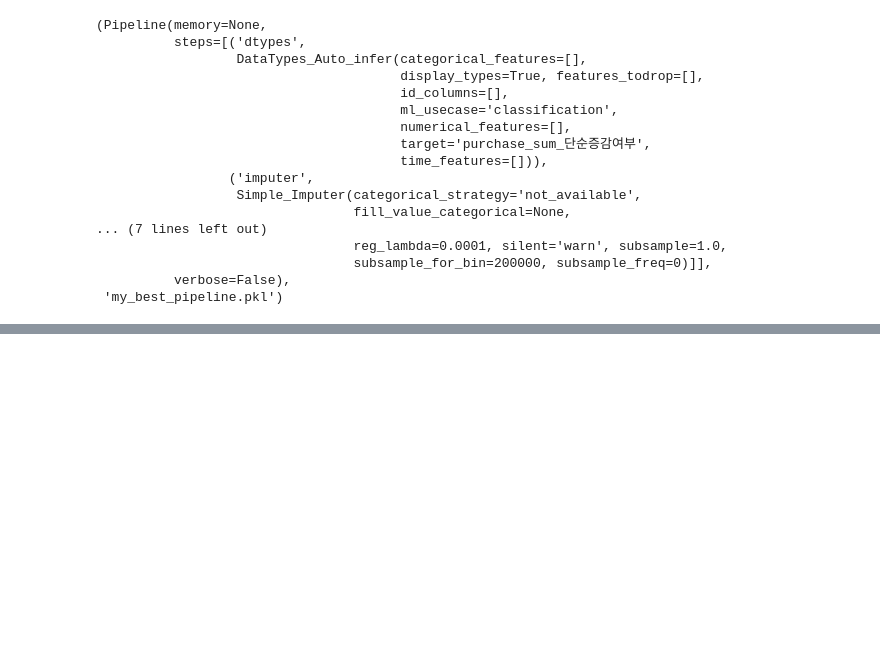
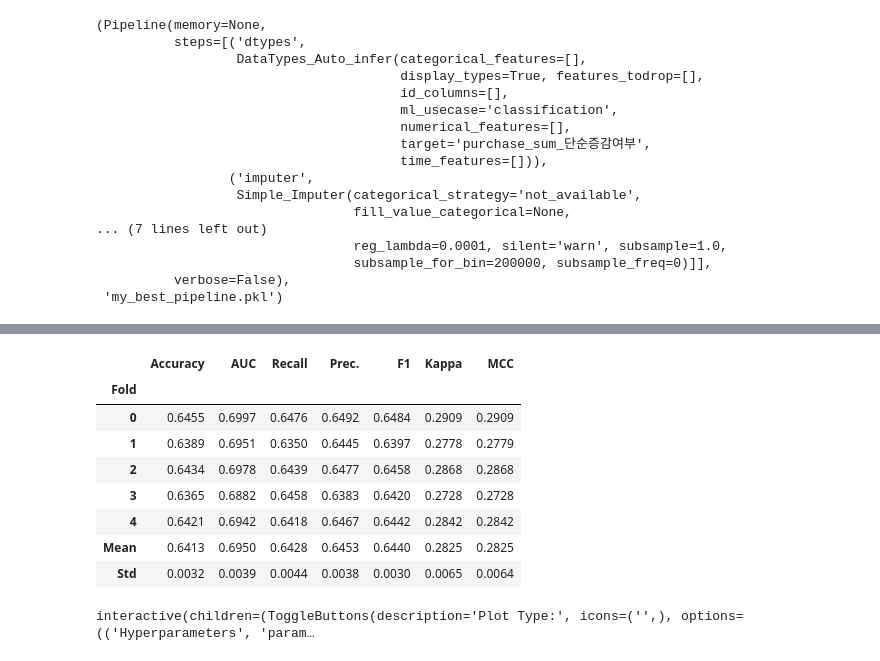
Before and after one commit to leejunghyunA/second_projects, a Jupyter notebook: 전체 모델링_10_25.ipynb, the cells around one changed output, grey strips where cells are left out. Saved outputs shown, nothing was run; the diff lists cells and outputs as text; code cells hidden in the pictures; blank space fills up the shorter version.

```diff
--- a/전체 모델링_10_25.ipynb
+++ b/전체 모델링_10_25.ipynb
@@ -362,0 +427,18 @@ Transformation Pipeline and Model Successfully Saved
+# %%
+# 최적의 모델 찾아주기
+best_model = clf.tune_model(model)
+# %% [output]
+|  | Accuracy | AUC | Recall | Prec. | F1 | Kappa | MCC |
+| Fold |  |  |  |  |  |  |  |
+| 0 | 0.6455 | 0.6997 | 0.6476 | 0.6492 | 0.6484 | 0.2909 | 0.2909 |
+| 1 | 0.6389 | 0.6951 | 0.6350 | 0.6445 | 0.6397 | 0.2778 | 0.2779 |
+| 2 | 0.6434 | 0.6978 | 0.6439 | 0.6477 | 0.6458 | 0.2868 | 0.2868 |
+| 3 | 0.6365 | 0.6882 | 0.6458 | 0.6383 | 0.6420 | 0.2728 | 0.2728 |
+| 4 | 0.6421 | 0.6942 | 0.6418 | 0.6467 | 0.6442 | 0.2842 | 0.2842 |
+| Mean | 0.6413 | 0.6950 | 0.6428 | 0.6453 | 0.6440 | 0.2825 | 0.2825 |
+| Std | 0.0032 | 0.0039 | 0.0044 | 0.0038 | 0.0030 | 0.0065 | 0.0064 |
+# %%
+# 최적의 모델로 학습한 결과 시각화
+clf.evaluate_model(best_model)
+# %% [output]
+interactive(children=(ToggleButtons(description='Plot Type:', icons=('',), options=(('Hyperparameters', 'param…
```
Also changed, not shown: parts of 15 cells of this notebook, 26 other files.
